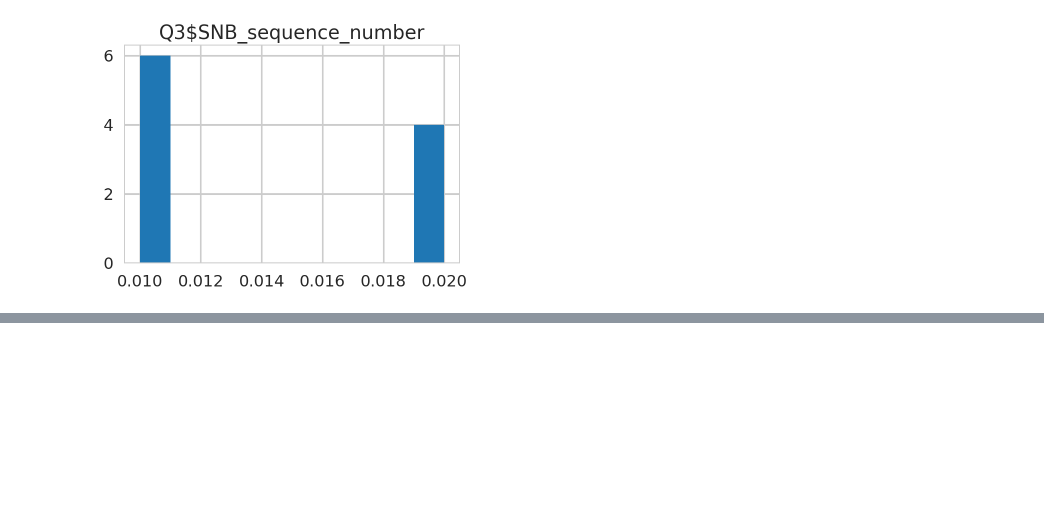
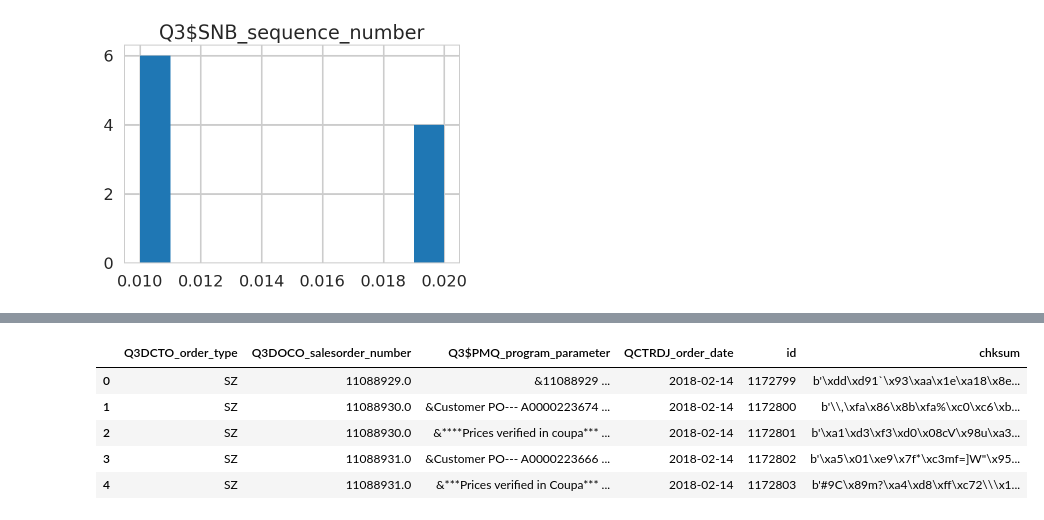
Before and after one commit to HSCanada/br_notebook, a Jupyter notebook: ml/returns/design/20180624-tc-order_note.ipynb, the cells around one changed output, grey strips where cells are left out. Cells and saved outputs as stored; diff of their text form; code cells hidden in the pictures; blank space fills up the shorter version.

```diff
--- a/ml/returns/design/20180624-tc-order_note.ipynb
+++ b/ml/returns/design/20180624-tc-order_note.ipynb
@@ -67,0 +68,2 @@ pf2.hist('Q3$SNB_sequence_number');
+# %%
+df = pf2
@@ -67,0 +110,11 @@ pf2.hist('Q3$SNB_sequence_number');
+# %%
+df.drop(df.columns[[0,3,4,6,7,8]],axis=1, inplace=True)
+# %%
+df.head()
+# %% [output]
+|  | Q3DCTO_order_type | Q3DOCO_salesorder_number | Q3$PMQ_program_parameter | QCTRDJ_order_date | id | chksum |
+| 0 | SZ | 11088929.0 | &11088929 ... | 2018-02-14 | 1172799 | b'\xdd\xd91`\x93\xaa\x1e\xa18\x8e... |
+| 1 | SZ | 11088930.0 | &Customer PO--- A0000223674 ... | 2018-02-14 | 1172800 | b'\\,\xfa\x86\x8b\xfa%\xc0\xc6\xb... |
+| 2 | SZ | 11088930.0 | &****Prices verified in coupa*** ... | 2018-02-14 | 1172801 | b'\xa1\xd3\xf3\xd0\x08cV\x98u\xa3... |
+| 3 | SZ | 11088931.0 | &Customer PO--- A0000223666 ... | 2018-02-14 | 1172802 | b'\xa5\x01\xe9\x7f*\xc3mf=]W"\x95... |
+| 4 | SZ | 11088931.0 | &***Prices verified in Coupa*** ... | 2018-02-14 | 1172803 | b'#9C\x89m?\xa4\xd8\xff\xc72\\\x1... |
```
Also changed, not shown: parts of 25 cells of this notebook.
